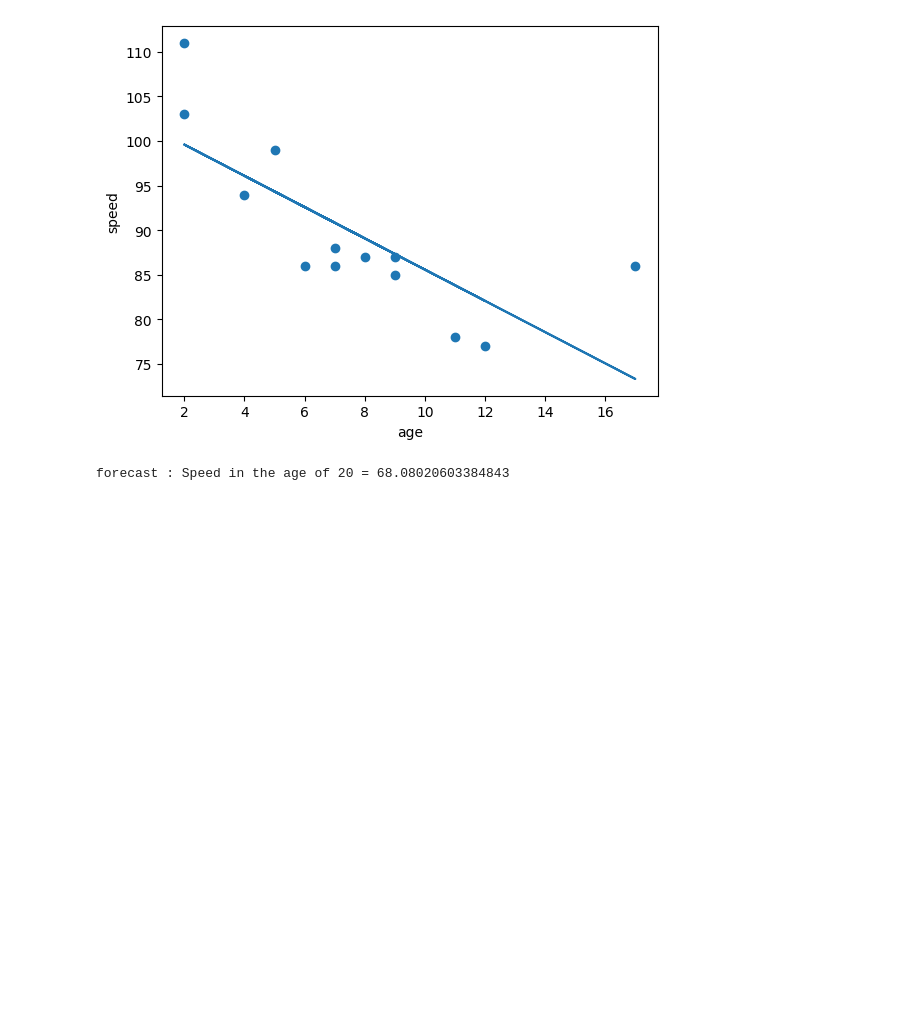
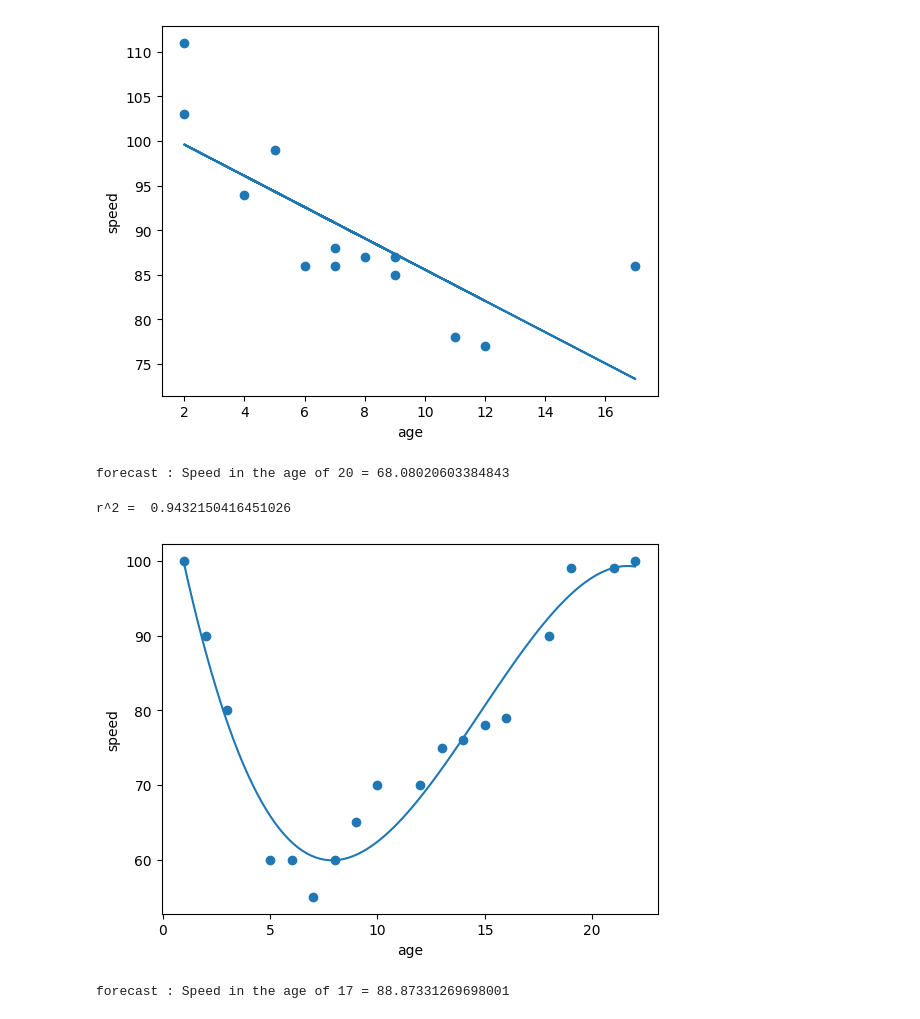
Before and after one commit to TaRa1999R/Data_Science, a Jupyter notebook: assignment36/4_machine_learning.ipynb, the cells around one changed output. Cells and saved outputs as stored; diff of their text form; code cells hidden in the pictures; blank space fills up the shorter version.

```diff
--- a/assignment36/4_machine_learning.ipynb
+++ b/assignment36/4_machine_learning.ipynb
@@ -59,3 +60,23 @@ print ('forecast : Speed in the age of 20 =' , my_func(20))
 -0.758591524376155
 [figure]
 forecast : Speed in the age of 20 = 68.08020603384843
+# %%
+age_2 = [1,2,3,5,6,7,8,9,10,12,13,14,15,16,18,19,21,22]
+speed_2 = [100,90,80,60,60,55,60,65,70,70,75,76,78,79,90,99,99,100]
+
+my_model = np.poly1d (np.polyfit (age_2 , speed_2 , 3))
+line_y_2 = np.linspace (1 , 22 , 100)
+
+print ('r^2 = ' , r2_score (speed_2 , my_model(age_2)))
+
+plt.scatter (age_2 , speed_2)
+plt.plot (line_y_2 , my_model(line_y_2))
+plt.xlabel ('age')
+plt.ylabel ('speed')
+plt.show ()
+
+print ('forecast : Speed in the age of 17 =' , my_model(17))
+# %% [output]
+r^2 =  0.9432150416451026
+[figure, added]
+forecast : Speed in the age of 17 = 88.87331269698001
```
Also changed, not shown: parts of 2 cells of this notebook.
